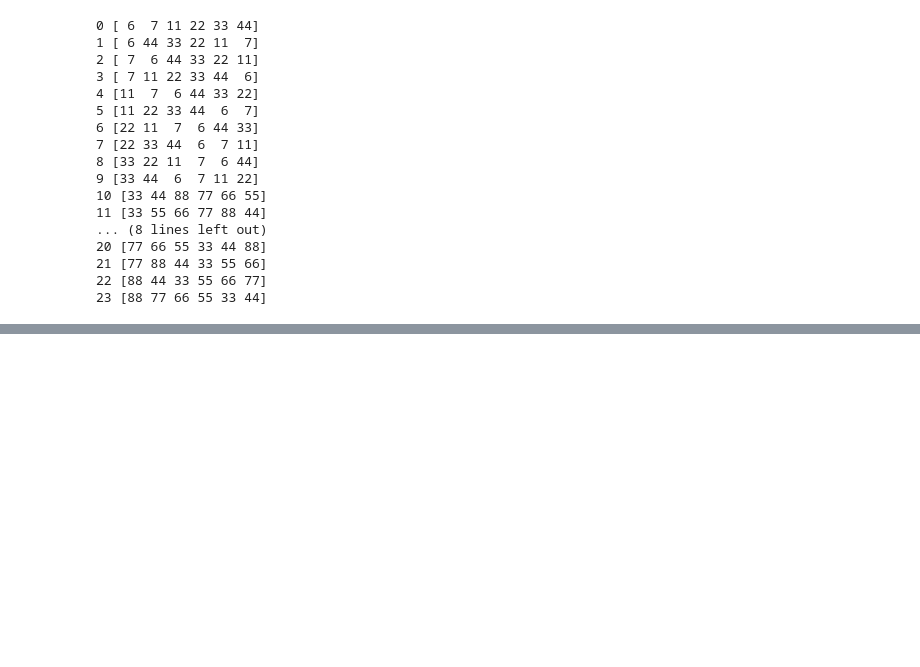
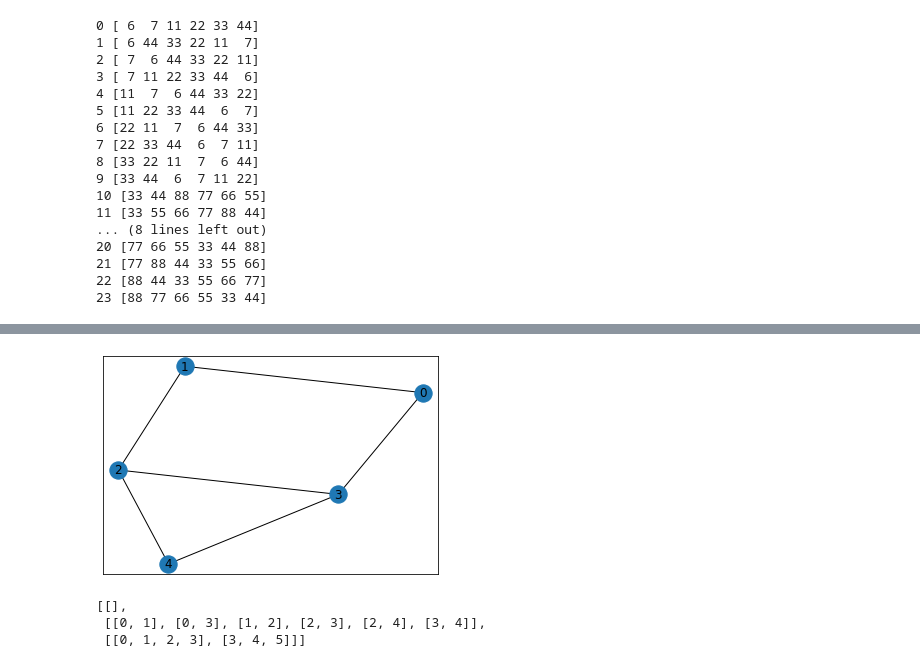
Before and after one commit to twitter-research/cwn, a Jupyter notebook: data/notebooks/rings.ipynb, the cells around one changed output, grey strips where cells are left out. Cells and saved outputs as stored; diff of their text form; code cells hidden in the pictures; blank space fills up the shorter version.

Commit message:
Bug fixing in face-getting for rings

```diff
--- a/data/notebooks/rings.ipynb
+++ b/data/notebooks/rings.ipynb
@@ -230,0 +860,7 @@ ValueError: cannot convert float NaN to integer
+# %%
+house_edge_index = torch.tensor([[0, 1, 0, 3, 1, 2, 2, 3, 2, 3, 4,],
+                                 [1, 0, 3, 0, 2, 1, 3, 2, 4, 4, 3,]], dtype=torch.long)
+graph = nx.from_edgelist(house_edge_index.numpy().T)
+nx.draw_networkx(graph, with_labels=True)
+# %% [output]
+[figure, added]
@@ -230,0 +913,6 @@ ValueError: cannot convert float NaN to integer
+# %%
+faces_tables
+# %% [output]
+[[],
+ [[0, 1], [0, 3], [1, 2], [2, 3], [2, 4], [3, 4]],
+ [[0, 1, 2, 3], [3, 4, 5]]]
```
Also changed, not shown: parts of 12 cells of this notebook, 2 other files.
